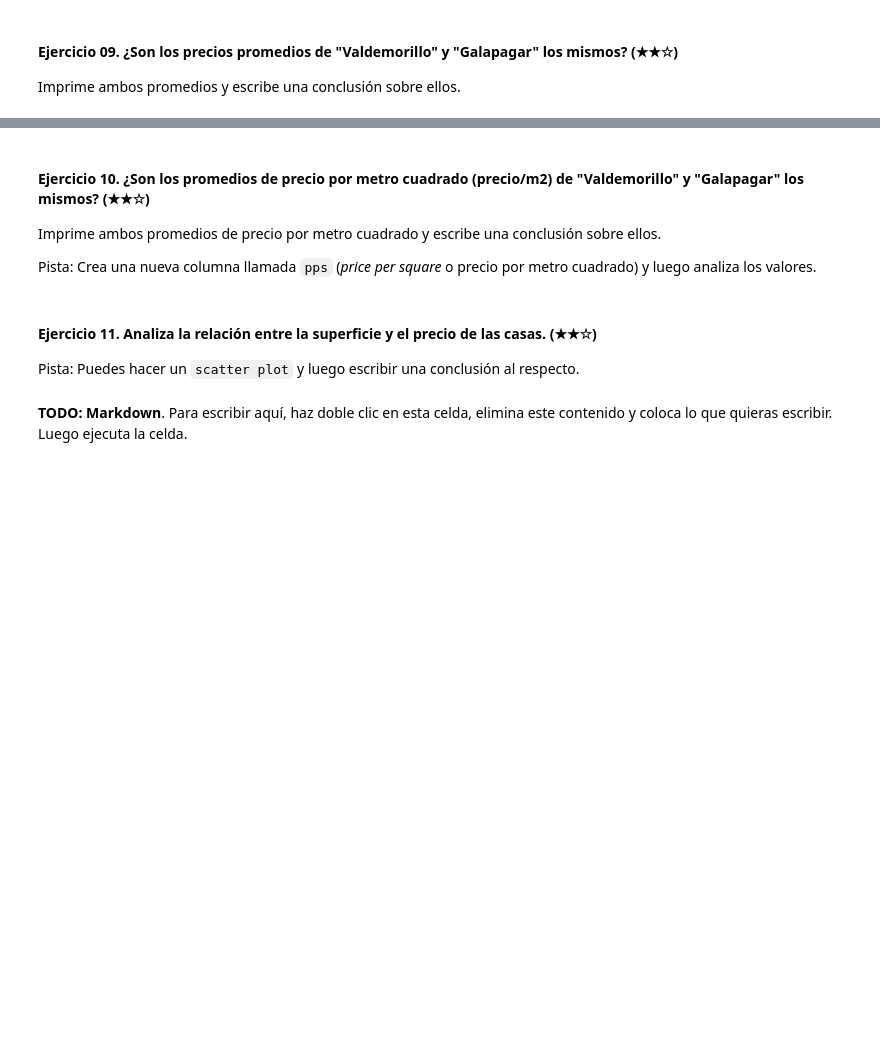
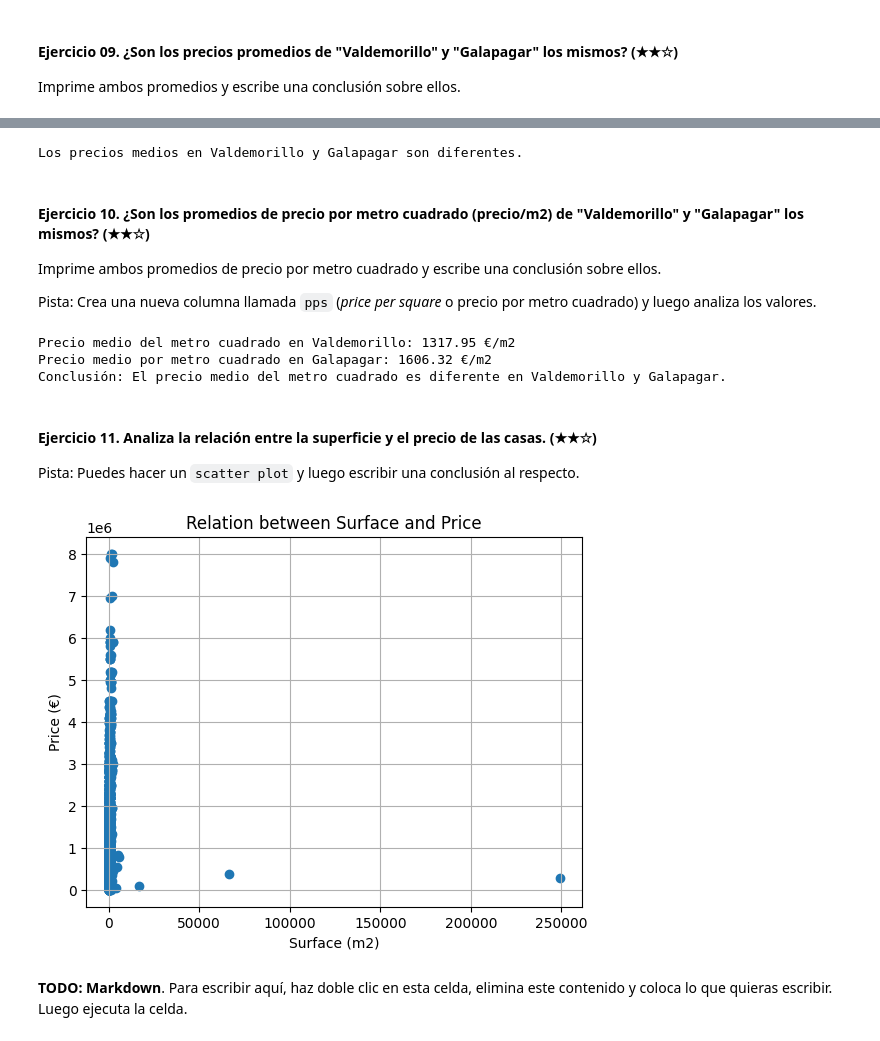
Before and after one commit to 4GeeksAcademy/Limpieza-de-datos_ErikCaly, a Jupyter notebook: project.es.ipynb, the cells around one changed output, grey strips where cells are left out. Drawn from its saved outputs; the diff is of its cells as text; code cells hidden in the pictures; blank space fills up the shorter version.

```diff
--- a/project.es.ipynb
+++ b/project.es.ipynb
@@ -178,3 +265,18 @@ Imprime ambos promedios y escribe una conclusión sobre ellos.
+# %%
+valdemorillo_data = subset_df[subset_df['level5'] == 'Valdemorillo']
+galapagar_data = subset_df[subset_df['level5'] == 'Galapagar']
+
+#Calculate average prices
+valdemorillo_avg_prices = valdemorillo_data['price'].mean()
+galapagar_avg_prices = galapagar_data['price'].mean()
+
+#Compare average prices
+if valdemorillo_avg_prices == galapagar_avg_prices:
+    print("Los precios medios en Valdemorillo y Galapagar son los mismos.")
+else:
+    print("Los precios medios en Valdemorillo y Galapagar son diferentes.")
+# %% [output]
+Los precios medios en Valdemorillo y Galapagar son diferentes.
 # %% [markdown]
 #### Ejercicio 10. ¿Son los promedios de precio por metro cuadrado (precio/m2) de "Valdemorillo" y "Galapagar" los mismos? (★★☆)
 
@@ -183,12 +285,40 @@ Imprime ambos promedios de precio por metro cuadrado y escribe una conclusión s
 Pista: Crea una nueva columna llamada `pps` (*price per square* o precio por metro cuadrado) y luego analiza los valores.
 # %%
 # TODO
+
+df['pps'] = df['price'] / df['surface']
+
+# Calcular el promedio del precio por metro cuadrado para Valdemorillo y Galapagar
+average_price_valdemorillo = df[df['level5'] == 'Valdemorillo']['pps'].mean()
+average_price_galapagar = df[df['level5'] == 'Galapagar']['pps'].mean()
+# Imprimir los resultados
+print(f"Precio medio del metro cuadrado en Valdemorillo: {average_price_valdemorillo:.2f} €/m2")
+print(f"Precio medio por metro cuadrado en Galapagar: {average_price_galapagar:.2f} €/m2")
+
+# Comparar los promedios
+if average_price_valdemorillo == average_price_galapagar:
+    print("Conclusión: El precio medio del metro cuadrado es el mismo en Valdemorillo y Galapagar.")
+else:
+    print("Conclusión: El precio medio del metro cuadrado es diferente en Valdemorillo y Galapagar.")
+# %% [output]
+Precio medio del metro cuadrado en Valdemorillo: 1317.95 €/m2
+Precio medio por metro cuadrado en Galapagar: 1606.32 €/m2
+Conclusión: El precio medio del metro cuadrado es diferente en Valdemorillo y Galapagar.
 # %% [markdown]
 #### Ejercicio 11. Analiza la relación entre la superficie y el precio de las casas. (★★☆)
 
 Pista: Puedes hacer un `scatter plot` y luego escribir una conclusión al respecto.
 # %%
 # TODO: Código
+
+plt.scatter(df['surface'], df['price'])
+plt.title('Relation between Surface and Price')
+plt.xlabel('Surface (m2)')
+plt.ylabel('Price (€)')
+plt.grid(True)
+plt.show()
+# %% [output]
+[figure, added]
 # %% [markdown]
 **TODO: Markdown**. Para escribir aquí, haz doble clic en esta celda, elimina este contenido y coloca lo que quieras escribir. Luego ejecuta la celda.
 # %% [markdown]
```
Also changed, not shown: parts of 22 cells of this notebook.
